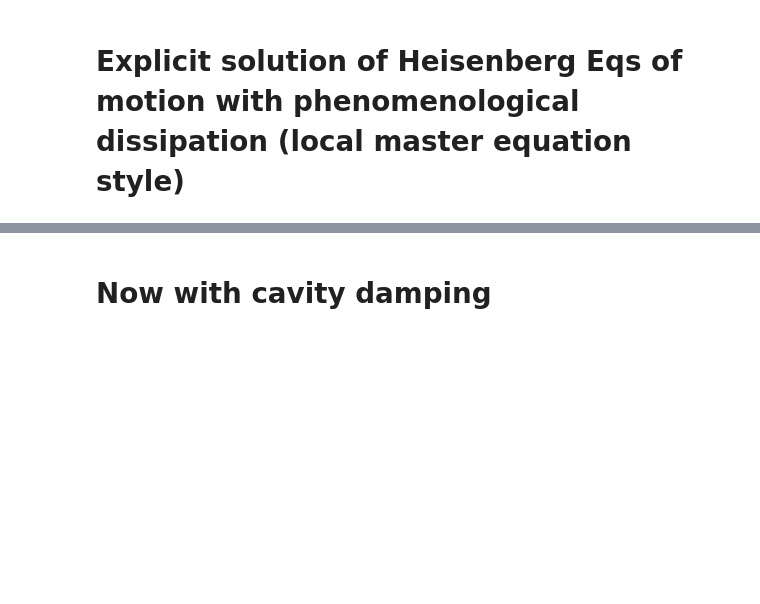
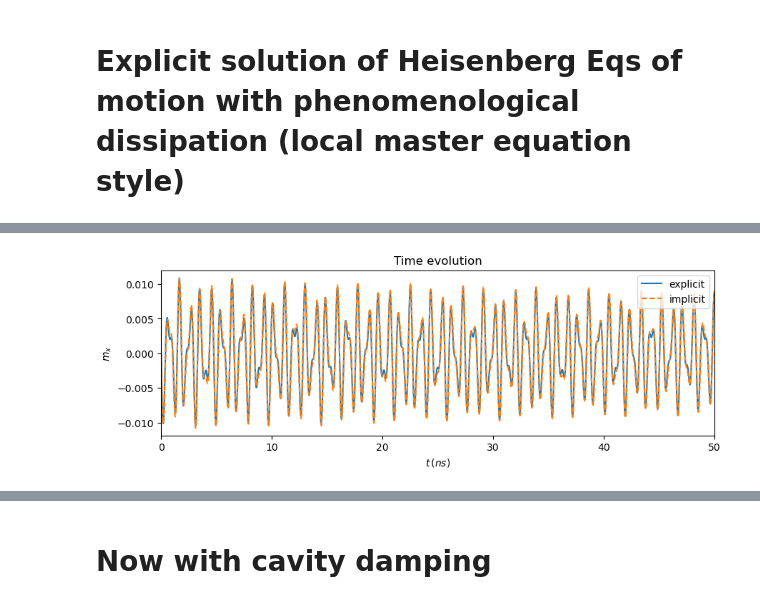
Before and after one commit to chuan97/magnetic-qed, a Jupyter notebook: modifiedLLG.ipynb, the cells around one changed output, grey strips where cells are left out. Saved outputs shown, nothing was run; the diff lists cells and outputs as text; code cells hidden in the pictures; blank space fills up the shorter version.

```diff
--- a/modifiedLLG.ipynb
+++ b/modifiedLLG.ipynb
@@ -458,0 +466,86 @@ gap/lam: 1.025480152774383
+# %%
+plt.plot(sol.t * 1e9, sol.y[0], label='explicit')
+plt.plot(sol_implicit.t * 1e9, sol_implicit.y[0], ls='dashed', label='implicit')
+#plt.plot(sol_local.t * 1e9, sol_local.y[0], ls='dotted', label='local dissipation')
+plt.xlim(0, 50)
+plt.ylabel(r'$m_x$')
+plt.xlabel(r'$t \, (ns)$')
+plt.title('Time evolution')
+plt.legend()
+plt.show()
+
+plt.plot(sol.t * 1e9, sol.y[0] - sol_implicit.y[0], label='explicit - implicit')
+plt.xlim(0, 50)
+plt.ylabel(r'$m_x$')
+plt.xlabel(r'$t \, (ns)$')
+plt.title('Time evolution')
+plt.legend()
+plt.show()
+
+def fft_wrapper(time, timeseries, slice_=None):
+    if slice_:
+        time = time[slice_]
+        timeseries = timeseries[slice_]
+
+    ws = fftfreq(len(time), time[1] - time[0])
+    amps = np.abs(fft(timeseries))
+
+    return ws[:middle(ws)], amps[:middle(ws)]
+
+
+def middle(seq):
+    return len(seq) // 2
+
+ws_diff, amps_diff = fft_wrapper(sol.t, sol.y[0] - sol_implicit.y[0], slice(middle(sol.t), -1))
+plt.axvline(wc, c='k',lw=0.5)
+plt.axvline(wz, c='k',lw=0.5)
+
+# AQUI SE CALCULAN Y PINTAN LOS POLARITONES
+pm, pp = polaritons(wz, wc, lam)
+for p in (pm, pp):
+    plt.axvline(p, c='g', lw=0.5)
+# -----------------------------------------
+
+print('gap/lam:', (pp - pm) / (2 * lam))
+
+# AQUI SE CALCULAN Y PINTAN OTROS POLARITONES
+pm, pp = polaritons_local(wz, wc, lam)
+for p in (pm, pp):
+    plt.axvline(p, c='r', lw=0.5)
+# -----------------------------------------
+plt.plot(ws_diff, amps_diff)
+plt.yscale('log')
+plt.xlim(0.7e9, 2e9)
+plt.show()
+
+
+plt.axvline(wc, c='k',lw=0.5)
+plt.axvline(wz, c='k',lw=0.5)
+
+# AQUI SE CALCULAN Y PINTAN LOS POLARITONES
+pm, pp = polaritons(wz, wc, lam)
+for p in (pm, pp):
+    plt.axvline(p, c='g', lw=0.5)
+# -----------------------------------------
+
+print('gap/lam:', (pp - pm) / (2 * lam))
+
+# AQUI SE CALCULAN Y PINTAN OTROS POLARITONES
+pm, pp = polaritons_local(wz, wc, lam)
+for p in (pm, pp):
+    plt.axvline(p, c='r', lw=0.5)
+# -----------------------------------------
+plt.plot(ws[:len(ws)//2], amps[:len(ws)//2], label='explicit')
+plt.plot(ws_implicit[:len(ws_implicit)//2], amps_implicit[:len(ws_implicit)//2], ls='dashed', label='implicit')
+#plt.plot(ws_local[:len(ws_local)//2], amps_local[:len(ws_local)//2], ls='dotted', label='local dissipation')
+#plt.xlim(0.e9, 10e9)
+#plt.ylim(0, 1e-3)
+plt.yscale('log')
+#plt.xlim(0.7e9, 2e9)
+plt.ylabel('Fourier amplitudes')
+plt.xlabel(r'$w \, ({\rm Hz})$')
+plt.title('EXPLICIT: ' + rf'$\omega_z = {wz / wc} \omega_c$' + '  |  ' + rf'$\nu = {nu}$' + '  |  ' + rf'$\lambda = {round(lam/wc, 5)} \omega_c$' + '  |  ' + rf'$\kappa = {round(kappa/wc, 5)} \omega_c$')
+plt.legend()
+plt.show()
+# %% [output]
+[figure, added]
```
Also changed, not shown: parts of 3 cells of this notebook.
